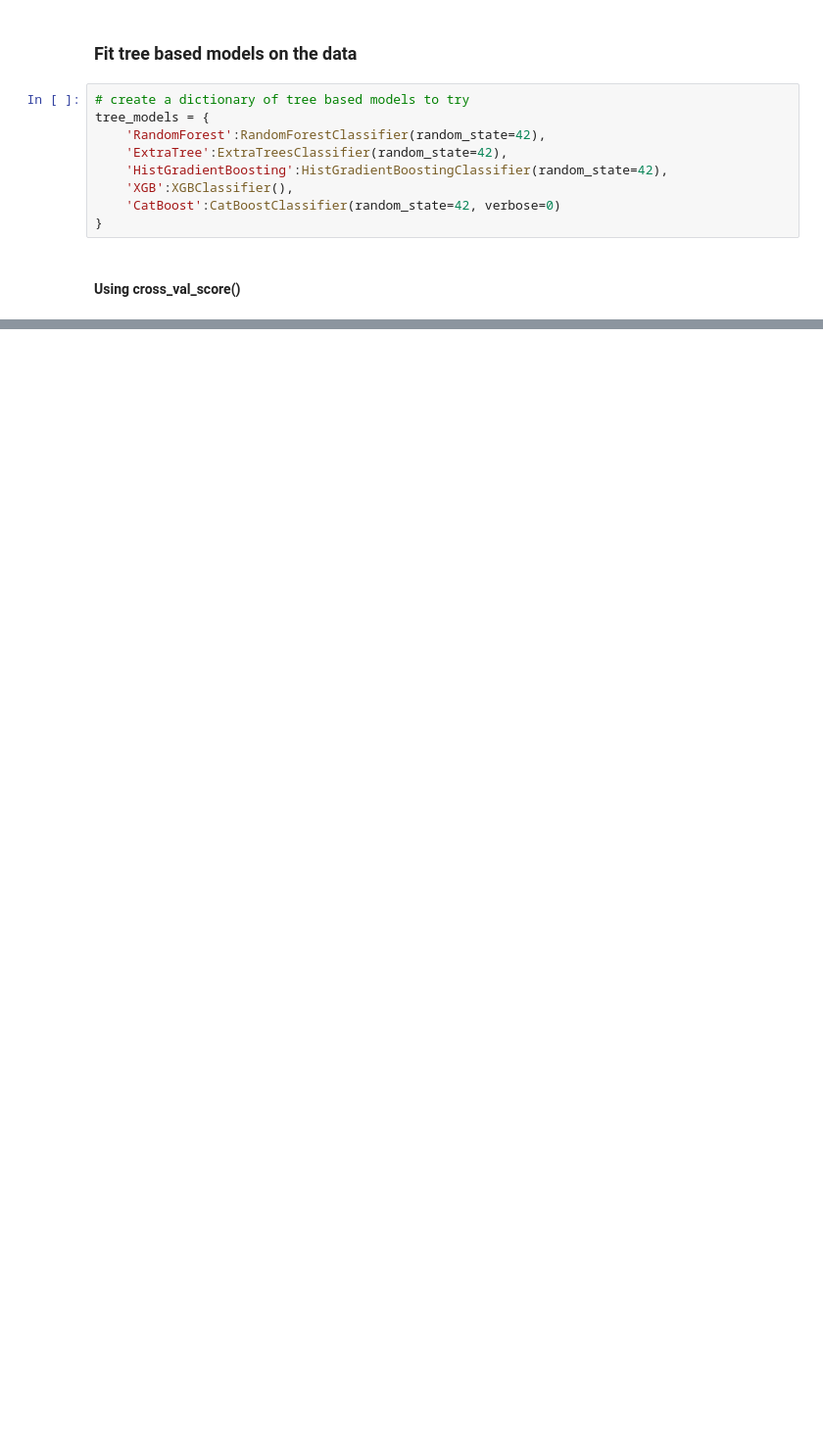
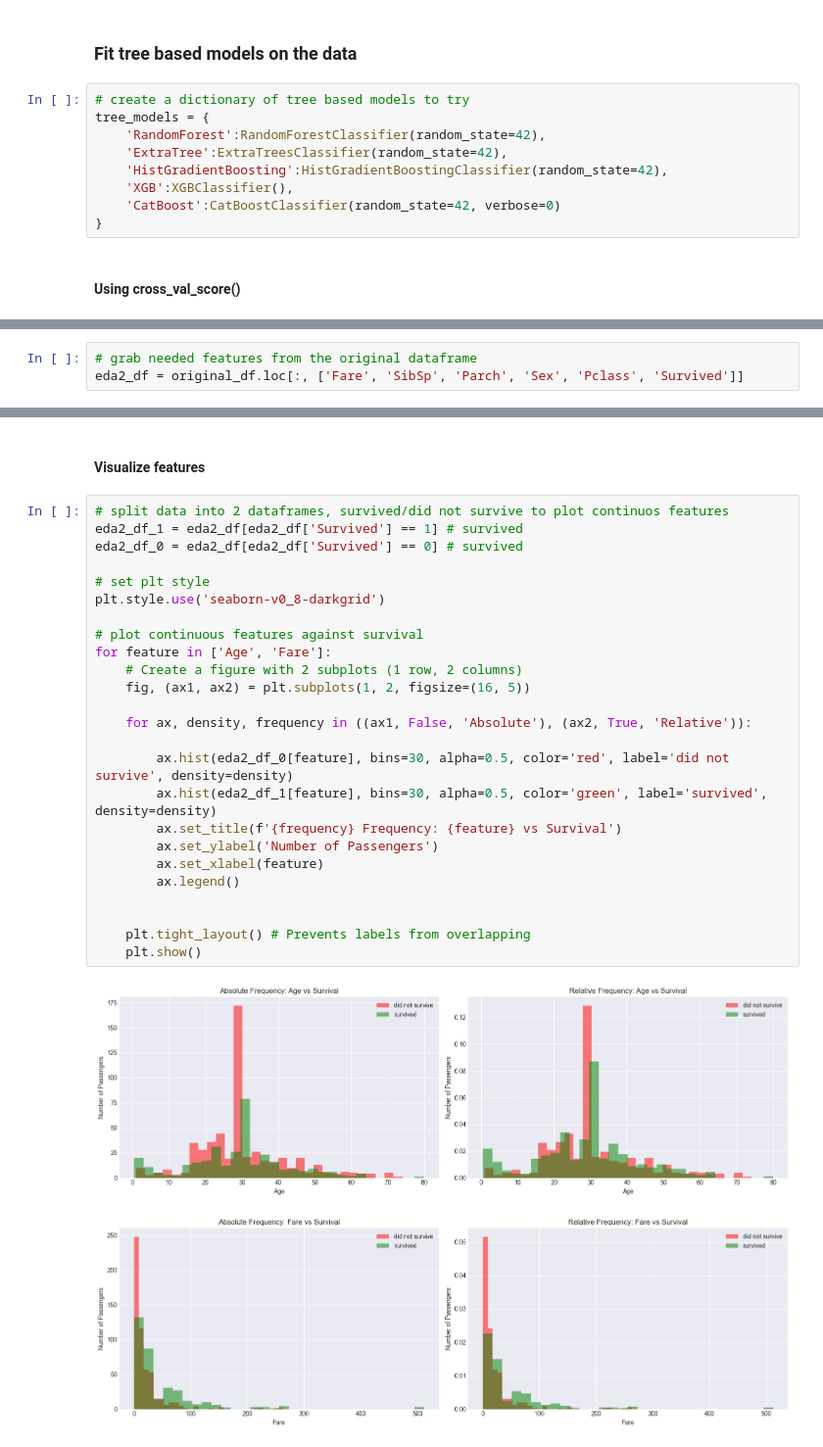
Before and after one commit to lopez-davcio/learning-journal, a Jupyter notebook: titanic-classification/titanic-analysis.ipynb, the cells around one changed output, grey strips where cells are left out. Shown at 98% size. Cells and saved outputs as stored; diff of their text form; blank space fills up the shorter version.

```diff
--- a/titanic-classification/titanic-analysis.ipynb
+++ b/titanic-classification/titanic-analysis.ipynb
@@ -257,0 +317,3 @@ pd.Series(model_scores).to_frame('first_eda')
+# %%
+# grab needed features from the original dataframe
+eda2_df = original_df.loc[:, ['Fare', 'SibSp', 'Parch', 'Sex', 'Pclass', 'Survived']]
@@ -257,0 +353,30 @@ pd.Series(model_scores).to_frame('first_eda')
+# %% [markdown]
+#### Visualize features
+# %%
+# split data into 2 dataframes, survived/did not survive to plot continuos features
+eda2_df_1 = eda2_df[eda2_df['Survived'] == 1] # survived
+eda2_df_0 = eda2_df[eda2_df['Survived'] == 0] # survived
+
+# set plt style
+plt.style.use('seaborn-v0_8-darkgrid')
+
+# plot continuous features against survival
+for feature in ['Age', 'Fare']:
+    # Create a figure with 2 subplots (1 row, 2 columns)
+    fig, (ax1, ax2) = plt.subplots(1, 2, figsize=(16, 5))
+
+    for ax, density, frequency in ((ax1, False, 'Absolute'), (ax2, True, 'Relative')):
+
+        ax.hist(eda2_df_0[feature], bins=30, alpha=0.5, color='red', label='did not survive', density=density)
+        ax.hist(eda2_df_1[feature], bins=30, alpha=0.5, color='green', label='survived', density=density)
+        ax.set_title(f'{frequency} Frequency: {feature} vs Survival')
+        ax.set_ylabel('Number of Passengers')
+        ax.set_xlabel(feature)
+        ax.legend()
+
+
+    plt.tight_layout() # Prevents labels from overlapping
+    plt.show()
+# %% [output]
+[figure, added]
+[figure, added]
```
Also changed, not shown: parts of 26 cells of this notebook.
